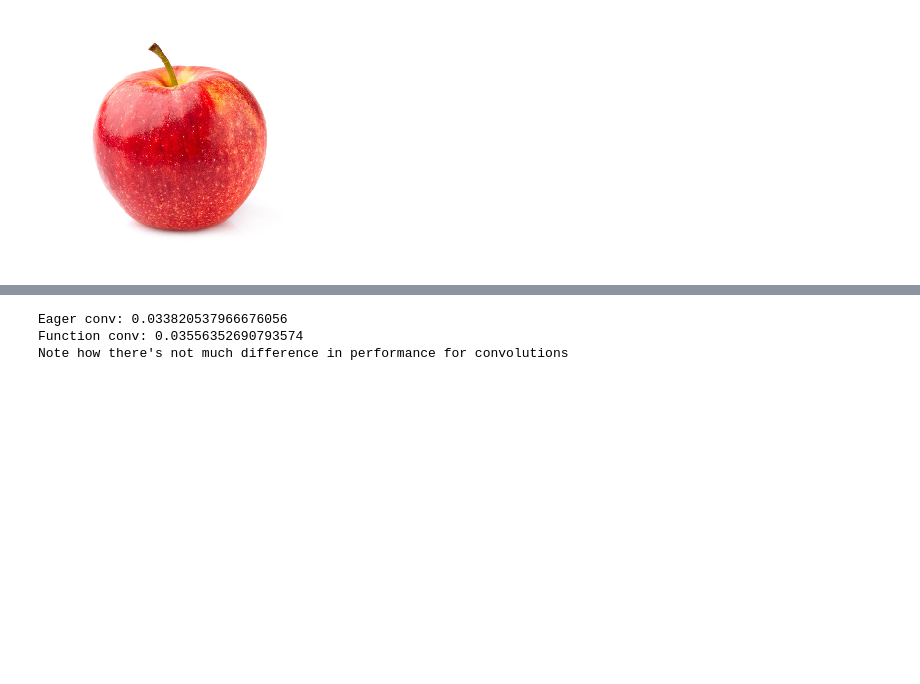
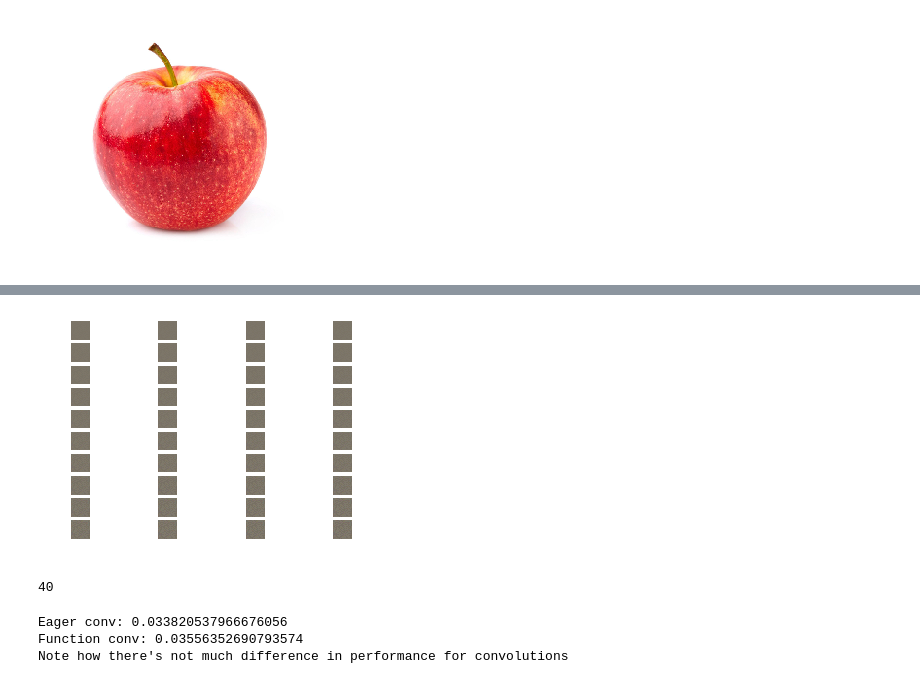
Before and after one commit to hotman1986/machineLearning, a Jupyter notebook: Adversarial/vgg16.ipynb, the cells around one changed output, grey strips where cells are left out. Drawn from its saved outputs; the diff is of its cells as text; code cells hidden in the pictures; blank space fills up the shorter version.

```diff
--- a/Adversarial/vgg16.ipynb
+++ b/Adversarial/vgg16.ipynb
@@ -115,6 +115,7 @@ for i in range(epochs):
         print("\n ")
         #print("epsilon*delta")
         noise_images_data.append(x_adv-x)
+        processed_images_data.append(x_adv)
         top_one_category.append(vgg16.decode_predictions(preds, top=2)[0][0][1])
         top_one_confidence.append(vgg16.decode_predictions(preds, top=2)[0][0][2])
         top_two_category.append(vgg16.decode_predictions(preds, top=2)[0][1][1])
@@ -128,0 +143,17 @@ for i in range(epochs):
+# %%
+from skimage.transform import rescale, resize, downscale_local_mean
+def normalized_img(x):
+    """
+    x is a BGR image with shape (? ,224, 224, 3)
+    """
+    t = np.zeros_like(x[0])
+    t[:,:,0] = x[0][:,:,2]
+    t[:,:,1] = x[0][:,:,1]
+    t[:,:,2] = x[0][:,:,0]
+    t_final=np.clip((t+[123.68, 116.779, 103.939]), 0, 255)/255
+#     plt.imshow(np.clip((t+[123.68, 116.779, 103.939]), 0, 255)/255)
+#     plt.grid('off')
+#     plt.axis('off')
+#     plt.show()
+    t_resized = resize(t_final,(224,224))
+    return t_resized
@@ -129,3 +163,32 @@ for i in range(epochs):
+# %%
+import math
+
+import matplotlib.pyplot as plt
+from matplotlib import gridspec
+
+
+
+
+cols = 4
+rows = int(math.ceil(len(noise_images_data) / cols))
+
+gs = gridspec.GridSpec(rows, cols)
+fig = plt.figure()
+for n in range(len(noise_images_data)):
+    ax = fig.add_subplot(gs[n])
+    resized = normalized_img(noise_images_data[n])
+    plt.axis('off')
+    plt.imshow(resized,interpolation='none')
+
+
+fig.tight_layout()
+plt.savefig('FinalPlot.png',format='png',dpi=1000,bbox_inches='tight')
+# %% [output]
+[figure, added]
+# %%
+len(noise_images_data)
+# %% [output]
+40
 # %%
 from __future__ import absolute_import, division, print_function, unicode_literals
 import numpy as np
```
Also changed, not shown: parts of 2 cells of this notebook.
